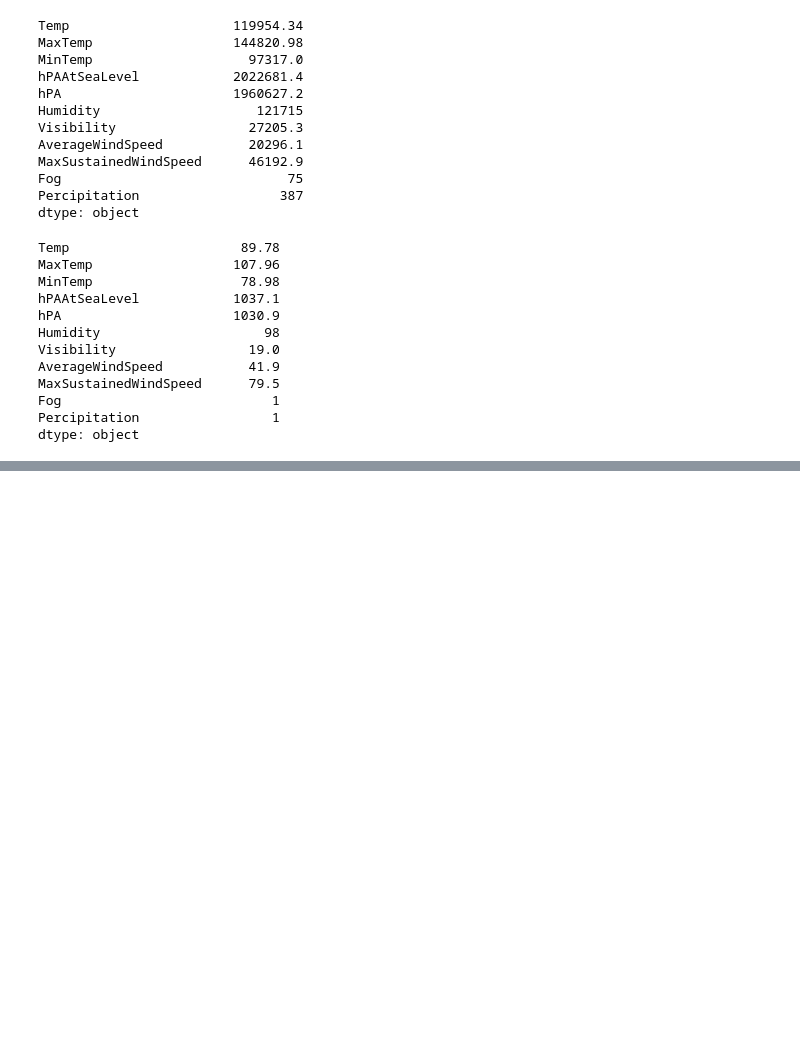
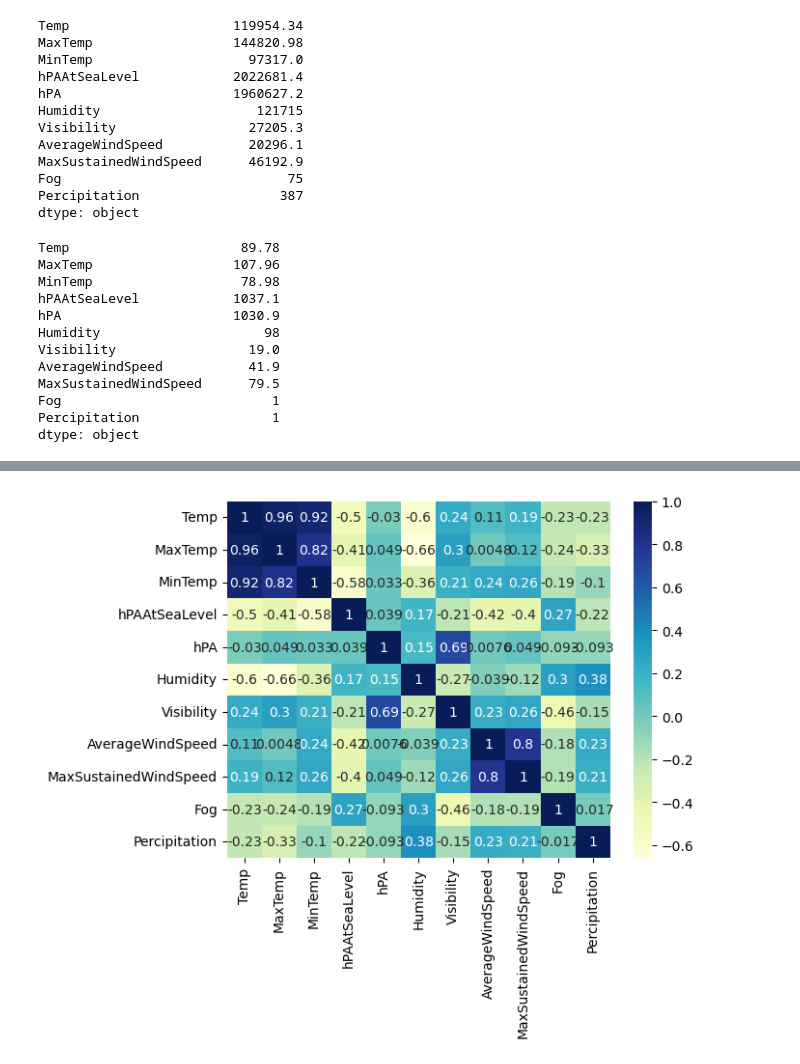
Before and after one commit to docmhvr/CMPE_257_PROJECT, a Jupyter notebook: CMPE257Preprocessing.ipynb, the cells around one changed output, grey strips where cells are left out. Cells and saved outputs as stored; diff of their text form; code cells hidden in the pictures; blank space fills up the shorter version.

```diff
--- a/CMPE257Preprocessing.ipynb
+++ b/CMPE257Preprocessing.ipynb
@@ -289,0 +319,4 @@ sns.heatmap(data[['AverageWindSpeed']], annot=True)
+# %%
+heatmap = sns.heatmap(data.corr(), cmap="YlGnBu", annot=True);
+# %% [output]
+[figure, added]
```
Also changed, not shown: parts of 30 cells of this notebook.
